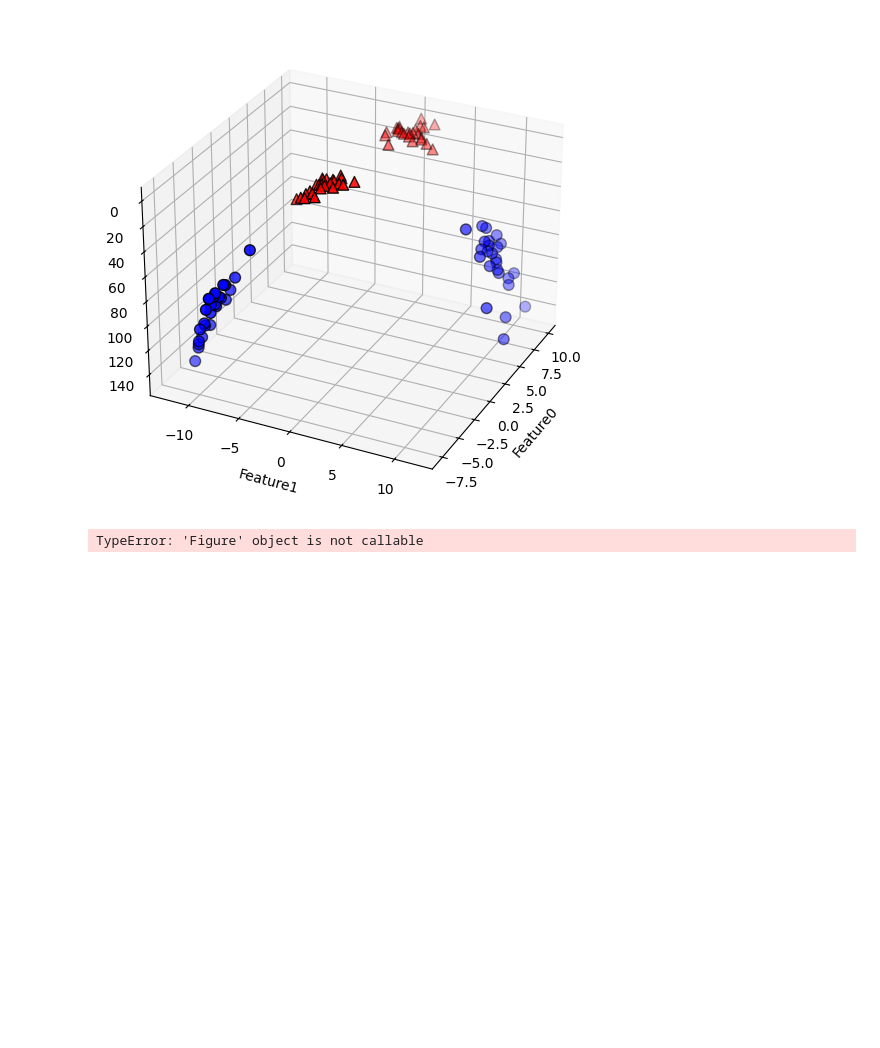
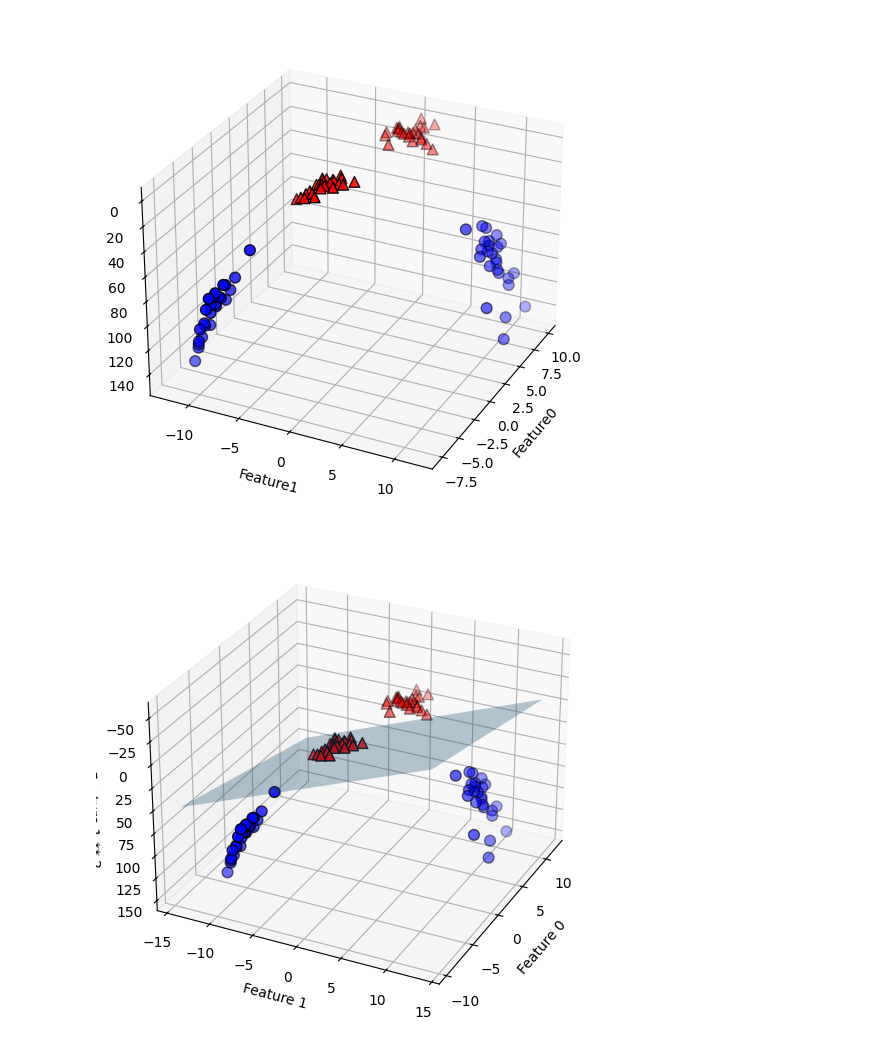
Before and after one commit to haribo09876/MachineLearning, a Jupyter notebook: 02. SupervisedLearning/03. SupervisedLearningAlgorithm.ipynb, the cells around one changed output. Cells and saved outputs as stored; diff of their text form; code cells hidden in the pictures; blank space fills up the shorter version.

```diff
--- a/02. SupervisedLearning/03. SupervisedLearningAlgorithm.ipynb
+++ b/02. SupervisedLearning/03. SupervisedLearningAlgorithm.ipynb
@@ -1342,30 +1342,30 @@ ax.set_zlabel("Feature1 ** 2");
 # %%
 # 새로운 데이터셋에서는 선형 모델과 3차원 공간의 평면을 사용해 두 클래스를 구분할 수 있음
 # 확장된 데이터 셋에서 선형 모델을 만들어 확인
 linear_svm_3d = LinearSVC(max_iter=5000).fit(X_new, y)
 coef, intercept = linear_svm_3d.coef_.ravel(), linear_svm_3d.intercept_
 # 선형 결정 경계 그리기
-figure = plt,figure()
+figure = plt.figure()
 if matplotlib.__version__ >= '3.4':
   # Axes3D가 자동으로 그림에 추가되는 방식은 matplotlib 3.4버전에서
   # deprecated 됨
   # 이와 관련된 경고를 피하려면 auto_add_to_figure=False로 지정하고
   # figure.add_axes(ax)로 직접 추가
   ax = Axes3D(figure, elev=-152, azim=-26, auto_add_to_figure=False)
   figure.add_axes(ax)
 else:
   ax = Axes3D(figure, elev=-152, azim=-26)
 xx = np.linspace(X_new[:, 0].min() -2, X_new[:, 0].max() + 2, 50)
 yy = np.linspace(X_new[:, 1].min() -2, X_new[:, 1].max() + 2, 50)
 
 XX, YY = np.meshgrid(xx, yy)
 ZZ = (coef[0] * XX + coef[1] * YY + intercept) / -coef[2]
 ax.plot_surface(XX, YY, ZZ, rstride=8, cstride=8, alpha=0.3)
 ax.scatter(X_new[mask, 0], X_new[mask, 1], X_new[mask, 2], c='b', cmap=mglearn.cm2, s=60, edgecolor='k')
 ax.scatter(X_new[~mask, 0], X_new[~mask, 1], X_new[~mask, 2], c='r', marker='^', cmap=mglearn.cm2, s=60, edgecolor='k')
 
 ax.set_xlabel("Feature 0")
 ax.set_ylabel("Feature 1")
-ax.set_zlabel("Feature 1 ** 2")
+ax.set_zlabel("Feature 1 ** 2");
 # %% [output]
-TypeError: 'Figure' object is not callable
+[figure, added]
```
Also changed, not shown: parts of 37 cells of this notebook.
